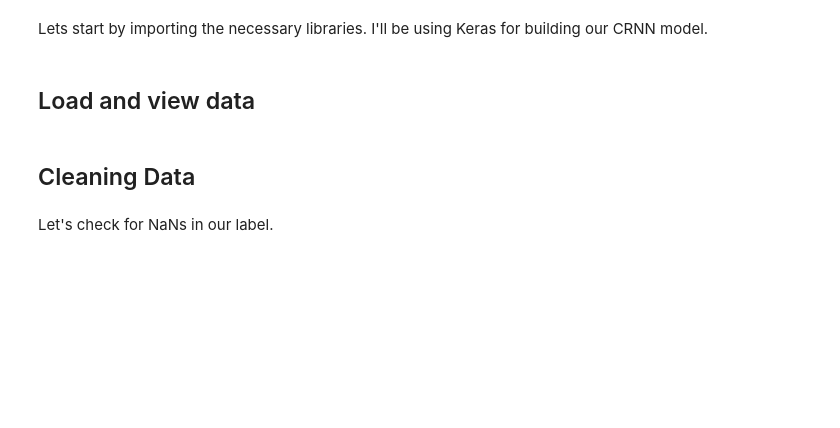
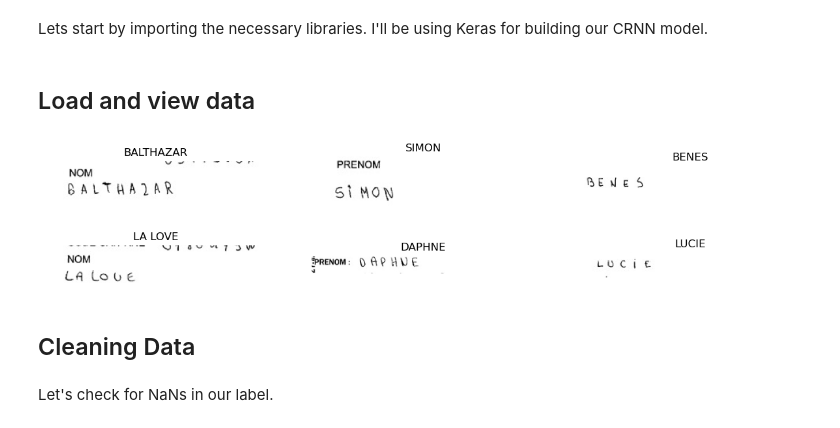
Before and after one commit to DCC-UAB/XNAPproject-grup_06, a Jupyter notebook: code/StartingPoint-handwriting-recognition-using-crnn-in-keras.ipynb, the cells around one changed output. Saved outputs shown, nothing was run; the diff lists cells and outputs as text; code cells hidden in the pictures; blank space fills up the shorter version.

```diff
--- a/code/StartingPoint-handwriting-recognition-using-crnn-in-keras.ipynb
+++ b/code/StartingPoint-handwriting-recognition-using-crnn-in-keras.ipynb
@@ -21,20 +21,22 @@ from keras.optimizers import Adam
 # %% [markdown]
 ## Load and view data
 # %%
-train = pd.read_csv('/kaggle/input/handwriting-recognition/written_name_train_v2.csv')
-valid = pd.read_csv('/kaggle/input/handwriting-recognition/written_name_validation_v2.csv')
+train = pd.read_csv('written_name_train_v2.csv')
+valid = pd.read_csv('written_name_validation_v2.csv')
 # %%
 plt.figure(figsize=(15, 10))
 
 for i in range(6):
     ax = plt.subplot(2, 3, i+1)
-    img_dir = '/kaggle/input/handwriting-recognition/train_v2/train/'+train.loc[i, 'FILENAME']
+    img_dir = 'train_v2/train/'+train.loc[i, 'FILENAME']
     image = cv2.imread(img_dir, cv2.IMREAD_GRAYSCALE)
     plt.imshow(image, cmap = 'gray')
     plt.title(train.loc[i, 'IDENTITY'], fontsize=12)
     plt.axis('off')
 
 plt.subplots_adjust(wspace=0.2, hspace=-0.8)
+# %% [output]
+[figure, added]
 # %% [markdown]
 ## Cleaning Data
 # %% [markdown]
```
Also changed, not shown: parts of 8 cells of this notebook.
